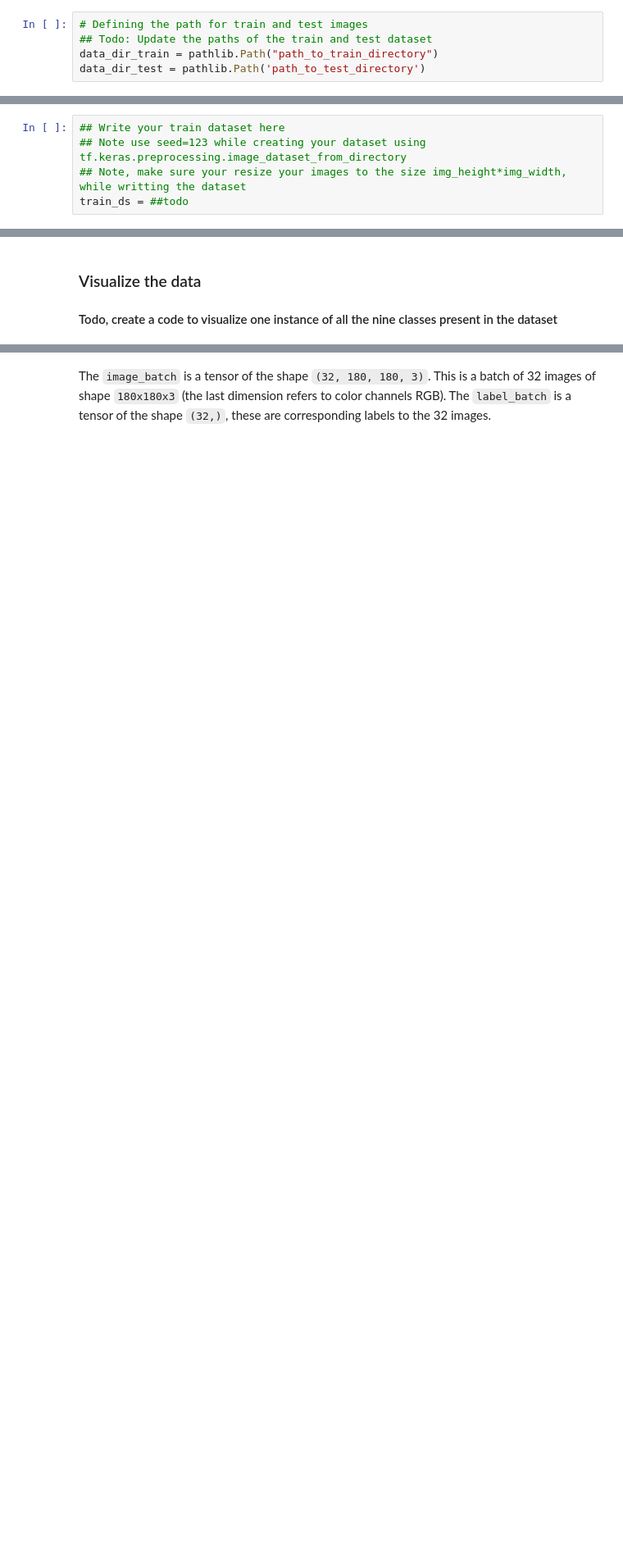
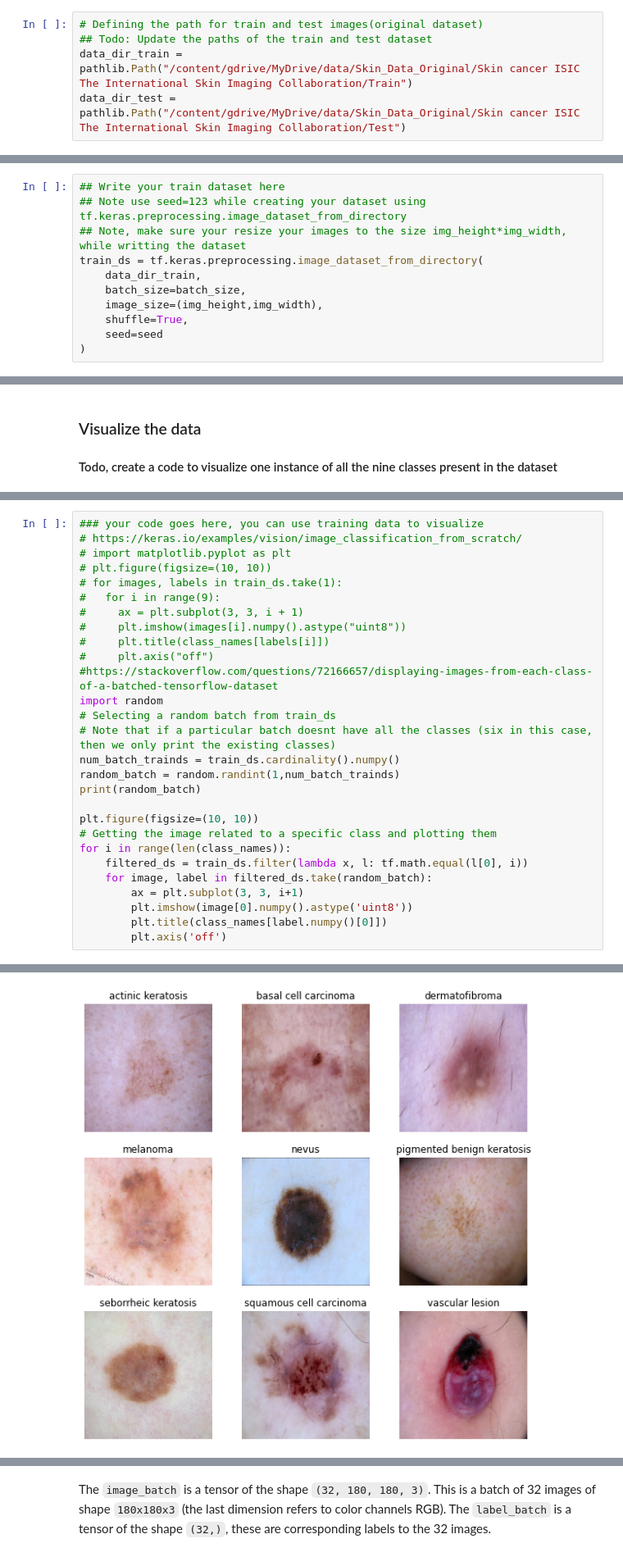
Before and after one commit to yalagamsrinivas/Melanoma-Detection-Assignment, a Jupyter notebook: Starter_code_Assignment_CNN_Skin_Cancer.ipynb, the cells around one changed output, grey strips where cells are left out. Shown at 82% size. Saved outputs shown, nothing was run; the diff lists cells and outputs as text; blank space fills up the shorter version.

```diff
--- a/Starter_code_Assignment_CNN_Skin_Cancer.ipynb
+++ b/Starter_code_Assignment_CNN_Skin_Cancer.ipynb
@@ -30,5 +47,5 @@ This assignment uses a dataset of about 2357 images of skin cancer types. The da
 # %%
-# Defining the path for train and test images
+# Defining the path for train and test images(original dataset)
 ## Todo: Update the paths of the train and test dataset
-data_dir_train = pathlib.Path("path_to_train_directory")
-data_dir_test = pathlib.Path('path_to_test_directory')
+data_dir_train = pathlib.Path("/content/gdrive/MyDrive/data/Skin_Data_Original/Skin cancer ISIC The International Skin Imaging Collaboration/Train")
+data_dir_test = pathlib.Path("/content/gdrive/MyDrive/data/Skin_Data_Original/Skin cancer ISIC The International Skin Imaging Collaboration/Test")
@@ -55,4 +89,10 @@ Use 80% of the images for training, and 20% for validation.
 ## Write your train dataset here
 ## Note use seed=123 while creating your dataset using tf.keras.preprocessing.image_dataset_from_directory
 ## Note, make sure your resize your images to the size img_height*img_width, while writting the dataset
-train_ds = ##todo
+train_ds = tf.keras.preprocessing.image_dataset_from_directory(
+    data_dir_train,
+    batch_size=batch_size,
+    image_size=(img_height,img_width),
+    shuffle=True,
+    seed=seed
+)
@@ -76,0 +125,29 @@ import matplotlib.pyplot as plt
+# %%
+### your code goes here, you can use training data to visualize
+# https://keras.io/examples/vision/image_classification_from_scratch/
+# import matplotlib.pyplot as plt
+# plt.figure(figsize=(10, 10))
+# for images, labels in train_ds.take(1):
+#   for i in range(9):
+#     ax = plt.subplot(3, 3, i + 1)
+#     plt.imshow(images[i].numpy().astype("uint8"))
+#     plt.title(class_names[labels[i]])
+#     plt.axis("off")
+#https://stackoverflow.com/questions/72166657/displaying-images-from-each-class-of-a-batched-tensorflow-dataset
+import random
+# Selecting a random batch from train_ds
+# Note that if a particular batch doesnt have all the classes (six in this case, then we only print the existing classes)
+num_batch_trainds = train_ds.cardinality().numpy()
+random_batch = random.randint(1,num_batch_trainds)
+print(random_batch)
+
+plt.figure(figsize=(10, 10))
+# Getting the image related to a specific class and plotting them
+for i in range(len(class_names)):
+    filtered_ds = train_ds.filter(lambda x, l: tf.math.equal(l[0], i))
+    for image, label in filtered_ds.take(random_batch):
+        ax = plt.subplot(3, 3, i+1)
+        plt.imshow(image[0].numpy().astype('uint8'))
+        plt.title(class_names[label.numpy()[0]])
+        plt.axis('off')
+# %% [output]
@@ -76,0 +155 @@ import matplotlib.pyplot as plt
+[figure, added]
```
Also changed, not shown: parts of 58 cells of this notebook.
